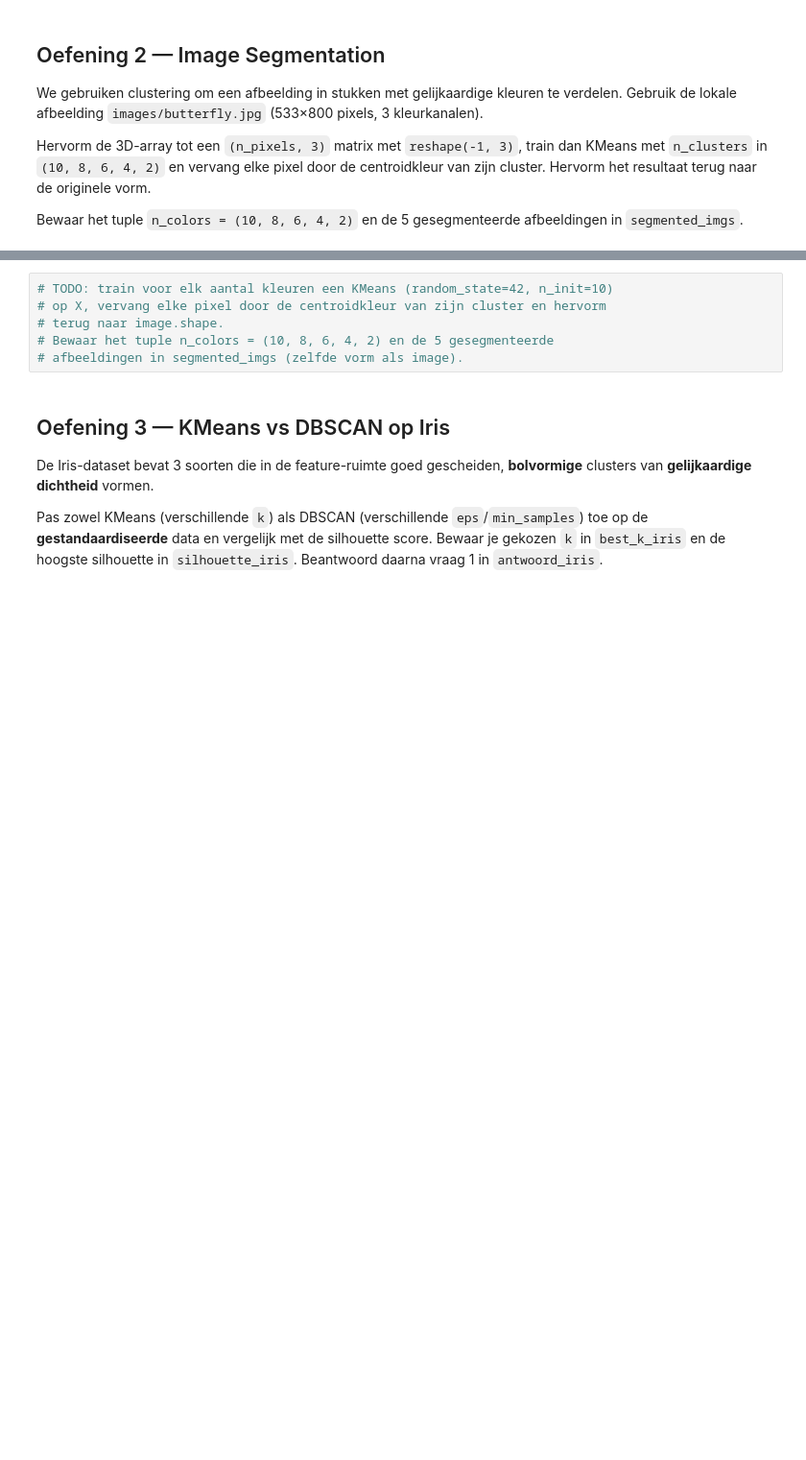
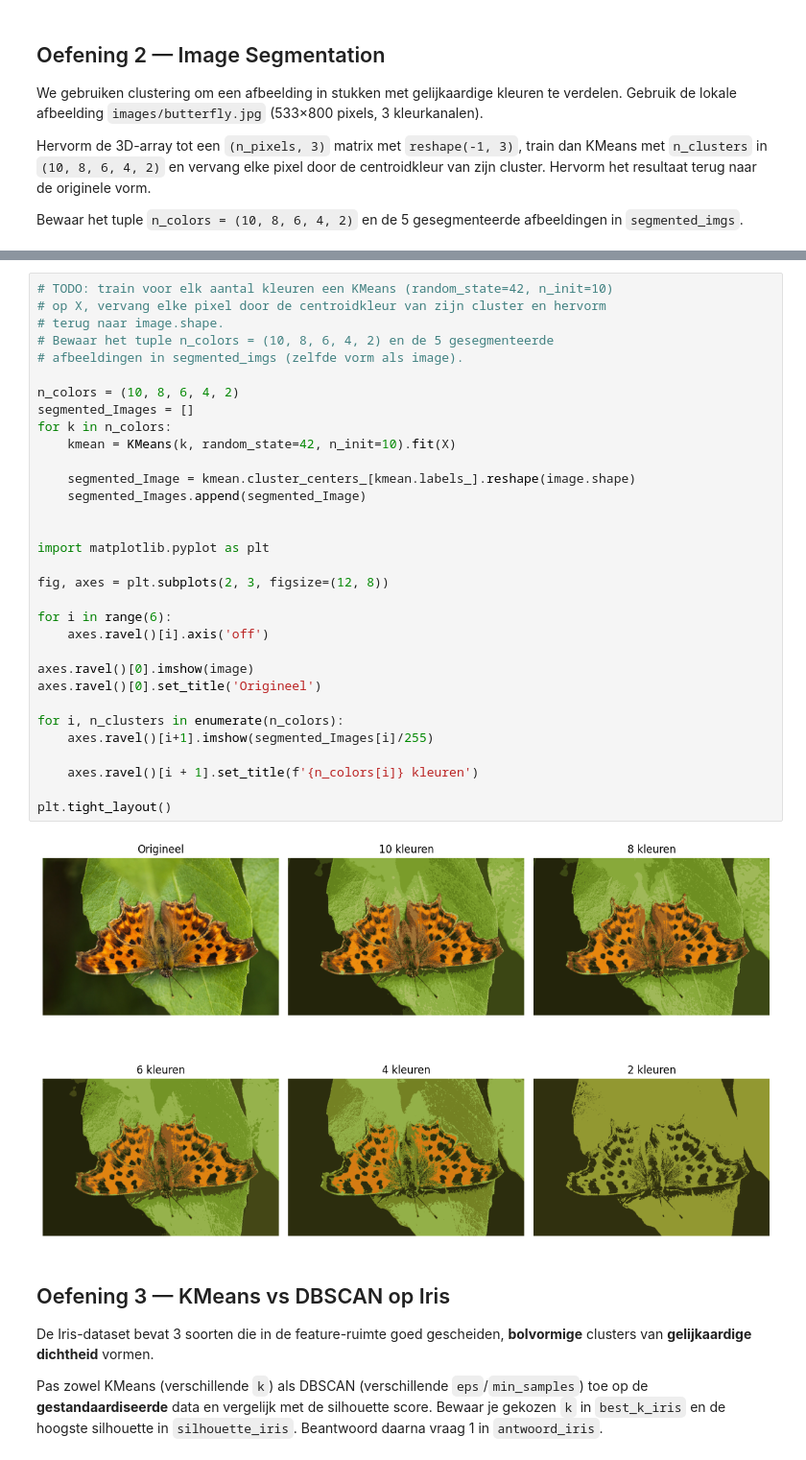
Before and after one commit to SaminHafizi21/ML-Algo-student, a Jupyter notebook: exercises_with_checks/week06/kmeans_dbscan_checkpoint_opgave.ipynb, the cells around one changed output, grey strips where cells are left out. Shown at 96% size. Drawn from its saved outputs; the diff is of its cells as text; blank space fills up the shorter version.

```diff
--- a/exercises_with_checks/week06/kmeans_dbscan_checkpoint_opgave.ipynb
+++ b/exercises_with_checks/week06/kmeans_dbscan_checkpoint_opgave.ipynb
@@ -67,9 +124,37 @@ X = image.reshape(-1, 3)
 # %%
 # TODO: train voor elk aantal kleuren een KMeans (random_state=42, n_init=10)
 # op X, vervang elke pixel door de centroidkleur van zijn cluster en hervorm
 # terug naar image.shape.
 # Bewaar het tuple n_colors = (10, 8, 6, 4, 2) en de 5 gesegmenteerde
 # afbeeldingen in segmented_imgs (zelfde vorm als image).
+
+n_colors = (10, 8, 6, 4, 2)
+segmented_Images = []
+for k in n_colors:
+    kmean = KMeans(k, random_state=42, n_init=10).fit(X)
+
+    segmented_Image = kmean.cluster_centers_[kmean.labels_].reshape(image.shape)
+    segmented_Images.append(segmented_Image)
+
+
+import matplotlib.pyplot as plt
+
+fig, axes = plt.subplots(2, 3, figsize=(12, 8))
+
+for i in range(6):
+    axes.ravel()[i].axis('off')
+
+axes.ravel()[0].imshow(image)
+axes.ravel()[0].set_title('Origineel')
+
+for i, n_clusters in enumerate(n_colors):
+    axes.ravel()[i+1].imshow(segmented_Images[i]/255)
+
+    axes.ravel()[i + 1].set_title(f'{n_colors[i]} kleuren')
+
+plt.tight_layout()
+# %% [output]
+[figure, added]
 # %% [markdown]
 ## Oefening 3 — KMeans vs DBSCAN op Iris
 
```
Also changed, not shown: parts of 8 cells of this notebook, 26 other files.
